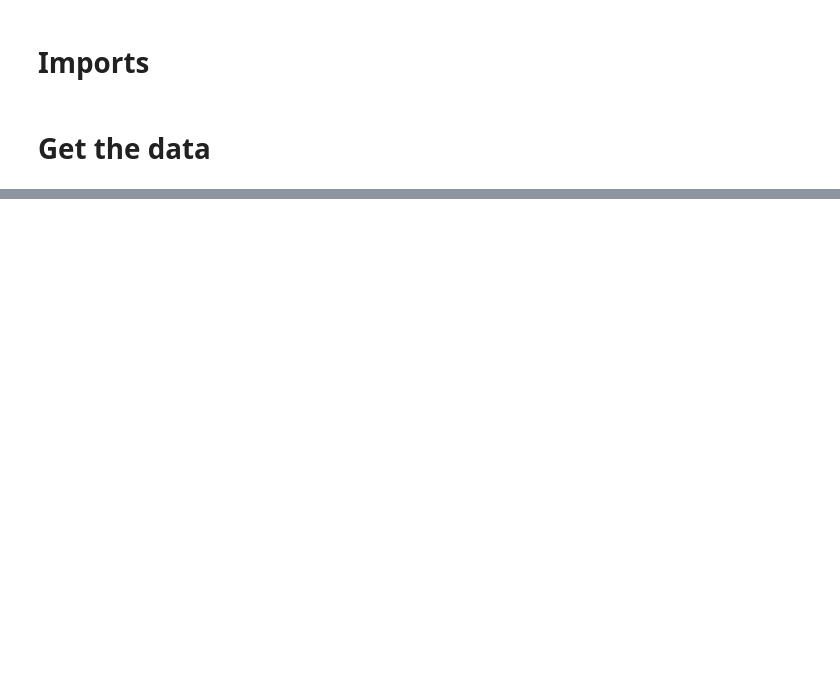
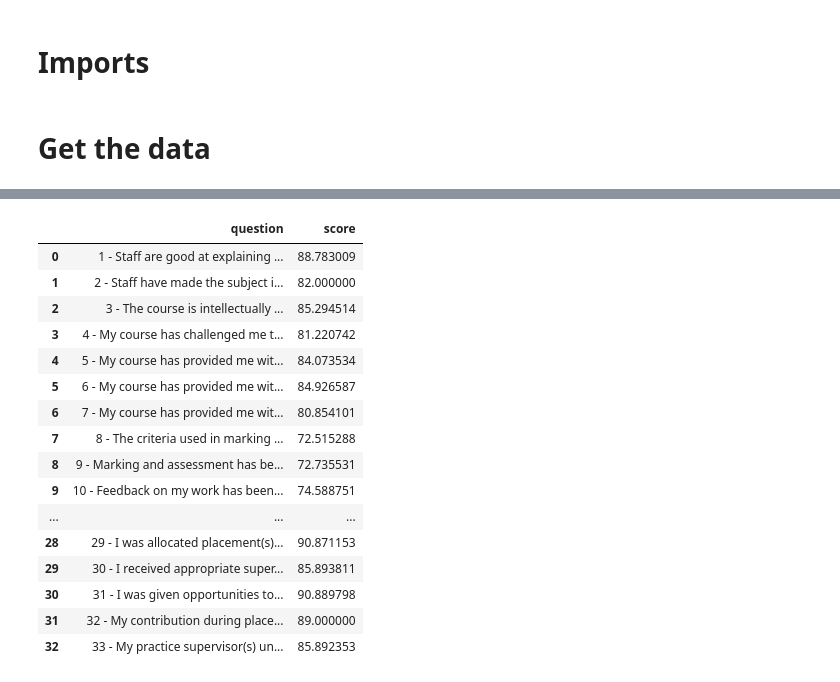
Before and after one commit to szelesaron/dissertation-code, a Jupyter notebook: cleaning-preprocess-EDA.ipynb, the cells around one changed output, grey strips where cells are left out. Cells and saved outputs as stored; diff of their text form; code cells hidden in the pictures; blank space fills up the shorter version.

Commit message:
weighted score calculated

```diff
--- a/cleaning-preprocess-EDA.ipynb
+++ b/cleaning-preprocess-EDA.ipynb
@@ -54,0 +58,33 @@ covid_data.get("England")
+# %%
+#get weighted average response from FT and PT students
+
+def weighted_avg(file, idx):
+    return (file.iloc[idx][1] * file.iloc[idx][2] + file.iloc[idx][3] * file.iloc[idx][4]) / (file.iloc[idx][2]+ file.iloc[idx][4])
+
+average_pct = []
+for i in range(len(england_18)):
+    average_pct.append(weighted_avg(england_18, i))
+# %%
+england_18.drop(england_18.columns[[1,2,3,4,5,6,7,8]], axis=1, inplace=True) #drop columns, no longer needed
+england_18 = england_18.rename(columns= {"Unnamed: 0" : "question"}) #rename
+england_18["score"] = average_pct #add score as feature
+
+england_18
+# %% [output]
+|  | question | score |
+| 0 | 1 - Staff are good at explaining ... | 88.783009 |
+| 1 | 2 - Staff have made the subject i... | 82.000000 |
+| 2 | 3 - The course is intellectually ... | 85.294514 |
+| 3 | 4 - My course has challenged me t... | 81.220742 |
+| 4 | 5 - My course has provided me wit... | 84.073534 |
+| 5 | 6 - My course has provided me wit... | 84.926587 |
+| 6 | 7 - My course has provided me wit... | 80.854101 |
+| 7 | 8 - The criteria used in marking ... | 72.515288 |
+| 8 | 9 - Marking and assessment has be... | 72.735531 |
+| 9 | 10 - Feedback on my work has been... | 74.588751 |
+| ... | ... | ... |
+| 28 | 29 - I was allocated placement(s)... | 90.871153 |
+| 29 | 30 - I received appropriate super... | 85.893811 |
+| 30 | 31 - I was given opportunities to... | 90.889798 |
+| 31 | 32 - My contribution during place... | 89.000000 |
+| 32 | 33 - My practice supervisor(s) un... | 85.892353 |
```
Also changed, not shown: parts of 5 cells of this notebook.
